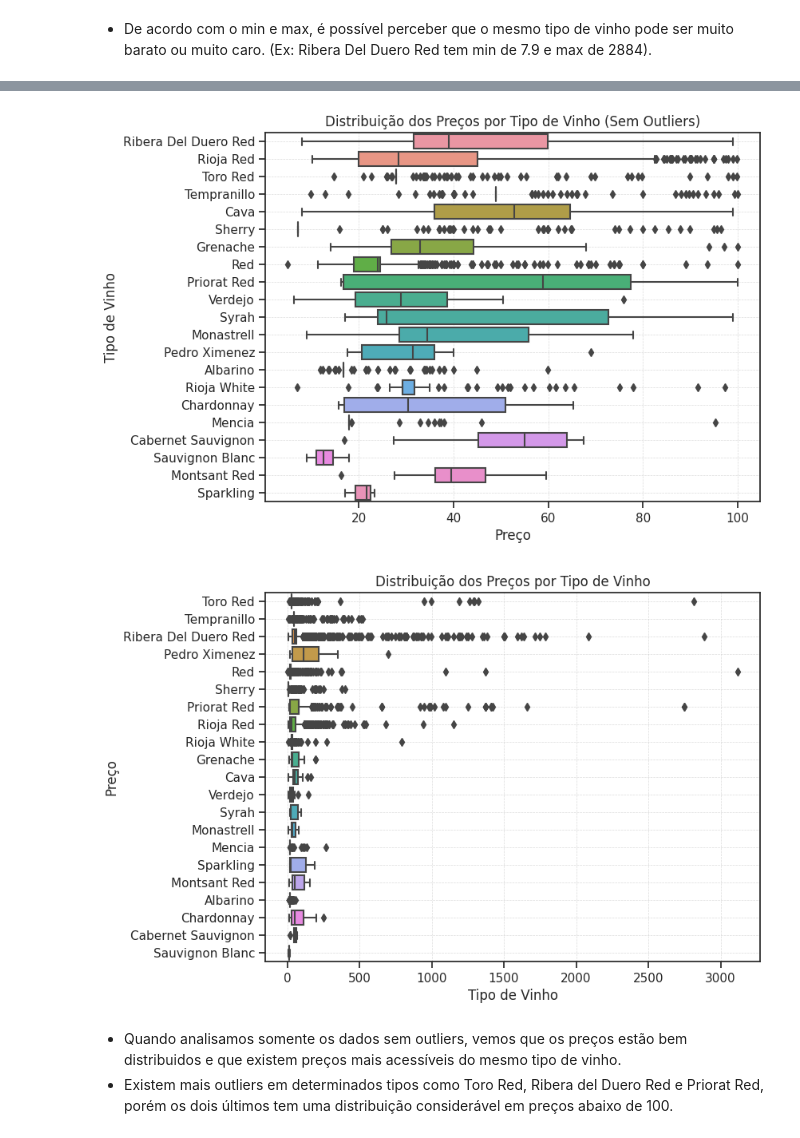
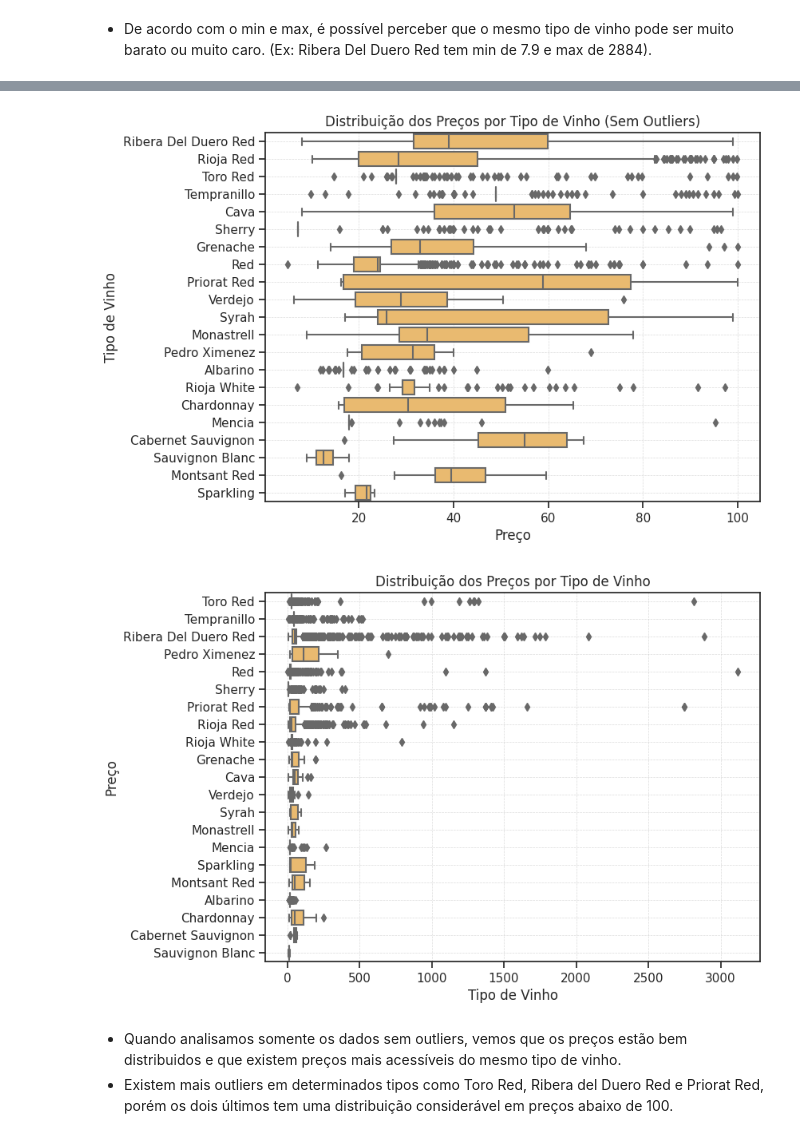
Before and after one commit to atlantico-academy/equipe3-2024.2, a Jupyter notebook: notebooks/01-exploratory_data_analysis.ipynb, the cells around one changed output, grey strips where cells are left out. Saved outputs shown, nothing was run; the diff lists cells and outputs as text; code cells hidden in the pictures.

```diff
--- a/notebooks/01-exploratory_data_analysis.ipynb
+++ b/notebooks/01-exploratory_data_analysis.ipynb
@@ -282,22 +256,22 @@ plt.show()
 # %%
 # Gráfico sem outliers
 plt.figure(figsize=(8, 6))
-boxplot = sns.boxplot(x='price', y='type', data=non_outliers)
+boxplot = sns.boxplot(x='price', y='type', data=non_outliers, color='#fdbf5c')
 plt.title('Distribuição dos Preços por Tipo de Vinho (Sem Outliers)')
 plt.xlabel('Preço')
 plt.ylabel('Tipo de Vinho')
 
 boxplot.grid(True, linestyle='--', linewidth=0.5, alpha=0.7)
 boxplot.set_zorder(2)
 boxplot.grid(True, which='both', axis='x', linestyle='--', linewidth=0.5, alpha=0.7, zorder=1)
 
 plt.show()
 # %% [output]
-[figure, old version]
+[figure, new version]
 # %%
 #Boxplot completo
 plt.figure(figsize=(8, 6))
-boxplot = sns.boxplot(x='price', y='type', data=df)
+boxplot = sns.boxplot(x='price', y='type', data=df, color='#fdbf5c')
 plt.title('Distribuição dos Preços por Tipo de Vinho')
 plt.xlabel('Tipo de Vinho')
 plt.ylabel('Preço')
@@ -308,7 +282,7 @@ boxplot.grid(True, which='both', axis='x', linestyle='--', linewidth=0.5, alpha=
 
 plt.show()
 # %% [output]
-[figure, old version]
+[figure, new version]
 # %% [markdown]
 - Quando analisamos somente os dados sem outliers, vemos que os preços estão bem distribuidos e que existem preços mais acessíveis do mesmo tipo de vinho.
 - Existem mais outliers em determinados tipos como Toro Red, Ribera del Duero Red e Priorat Red, porém os dois últimos tem uma distribuição considerável em preços abaixo de 100.
```
Also changed, not shown: parts of 12 cells of this notebook.
